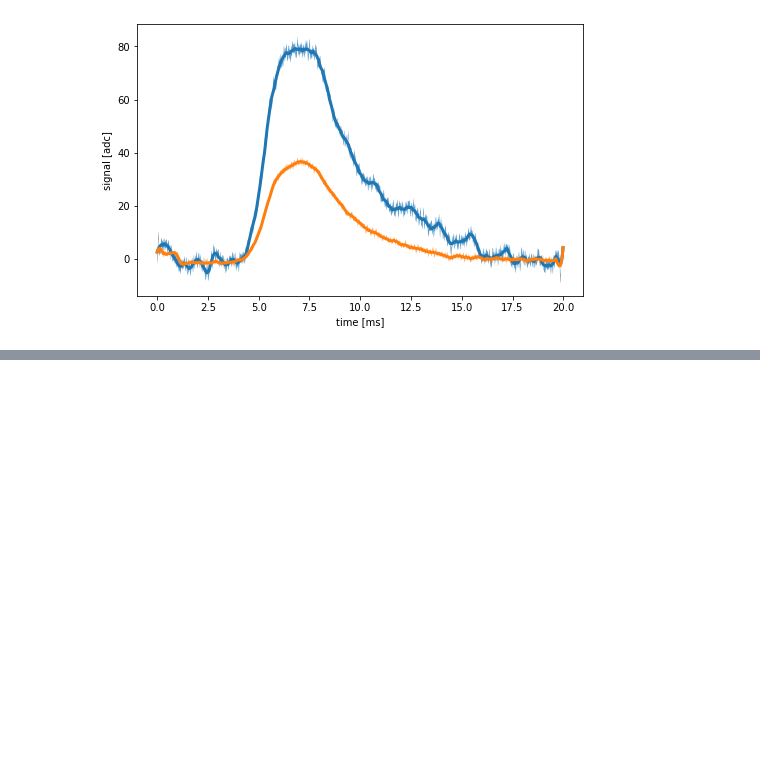
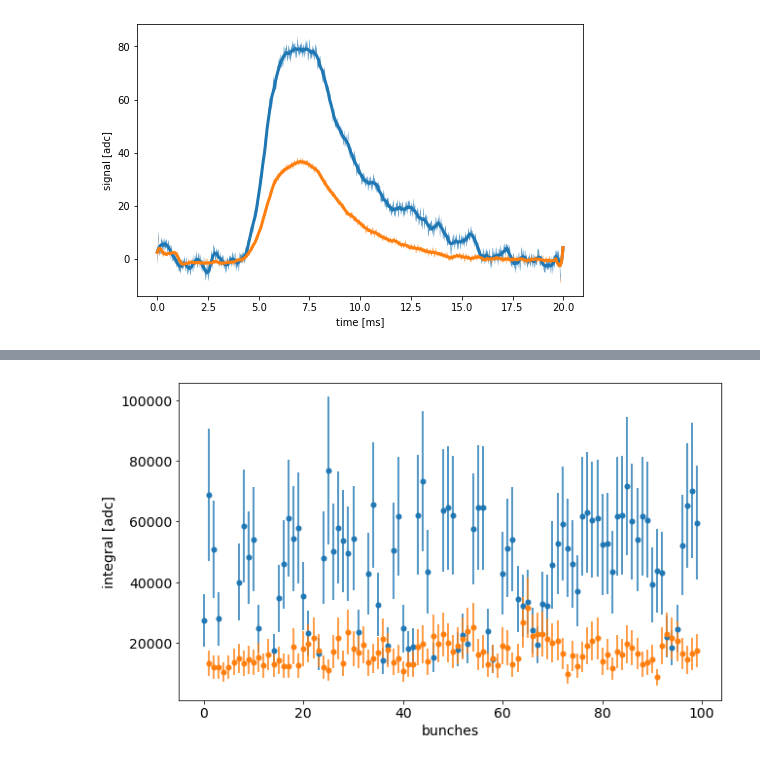
Before and after one commit to ograsdijk/CeNTREX-notebooks, a Jupyter notebook: rotational cooling/2020_10_9 Rotational Cooling low detection power.ipynb, the cells around one changed output, grey strips where cells are left out. Saved outputs shown, nothing was run; the diff lists cells and outputs as text; code cells hidden in the pictures; blank space fills up the shorter version.

```diff
--- a/rotational cooling/2020_10_9 Rotational Cooling low detection power.ipynb
+++ b/rotational cooling/2020_10_9 Rotational Cooling low detection power.ipynb
@@ -103,0 +150,11 @@ integral ratio : 2.51918 +/- 0.25708
+# %%
+fig, ax = plt.subplots(figsize = (10,6))
+
+ax.errorbar(np.arange(100), split_integral[1::2], split_integral_error[1::2], fmt = '.', ms = 10)
+ax.errorbar(np.arange(100), split_integral[::2], split_integral_error[::2], fmt = '.', ms = 10)
+
+ax.set_xlabel('bunches')
+ax.set_ylabel('integral [adc]')
+set_fontsize(ax, 14)
+# %% [output]
+[figure, added]
```
Also changed, not shown: parts of 7 cells of this notebook.
